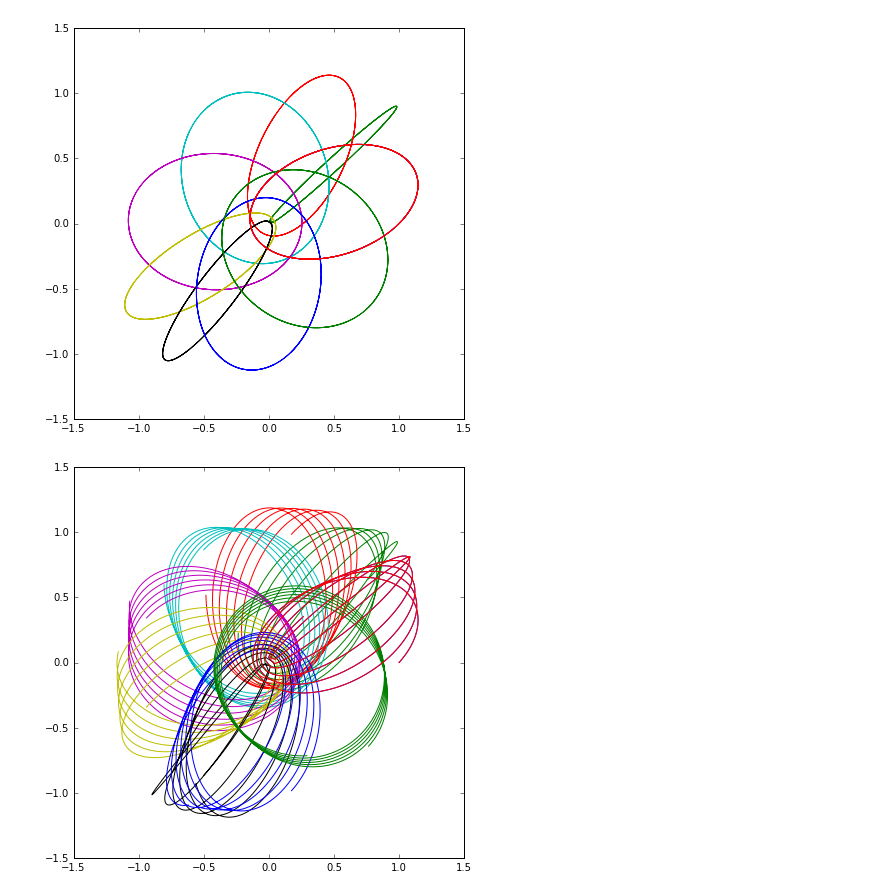
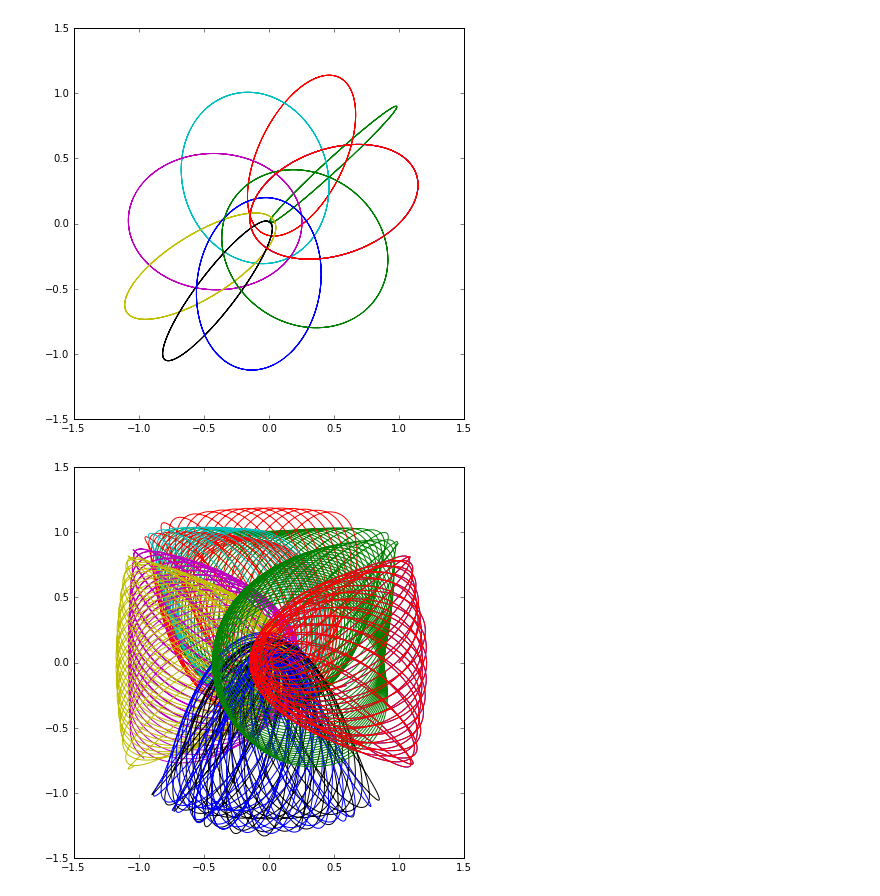
Before and after one commit to diegohdzrjk/Fisica-Computacional-2017-1, a Jupyter notebook: Raices del oscilador y poincare.ipynb, the cells around one changed output. Drawn from its saved outputs; the diff is of its cells as text; code cells hidden in the pictures.

```diff
--- a/Raices del oscilador y poincare.ipynb
+++ b/Raices del oscilador y poincare.ipynb
@@ -107,13 +107,13 @@ for ang in linspace(0, 2*pi, 10):
 # %% [output]
 [figure]
 # %%
-t = linspace(0, 20, 2000)
+t = linspace(0, 100, 10000)
 fig = figure(figsize=(7,7))
 ax = fig.add_subplot(111)
 
 for ang in linspace(0, 2*pi, 10):
     p_ini = array([cos(ang), sin(ang), 0.5, 0.5])
-    sol = odeint(ec_mov, p_ini, t, args=(1.1,))
+    sol = odeint(ec_mov, p_ini, t, args=(1.1,), atol=1e-10, rtol=1e-10)
     ax.plot(sol[:,0],sol[:,1])
 # %% [output]
-[figure, old version]
+[figure, new version]
```
Also changed, not shown: parts of 4 cells of this notebook, 1 other file.
